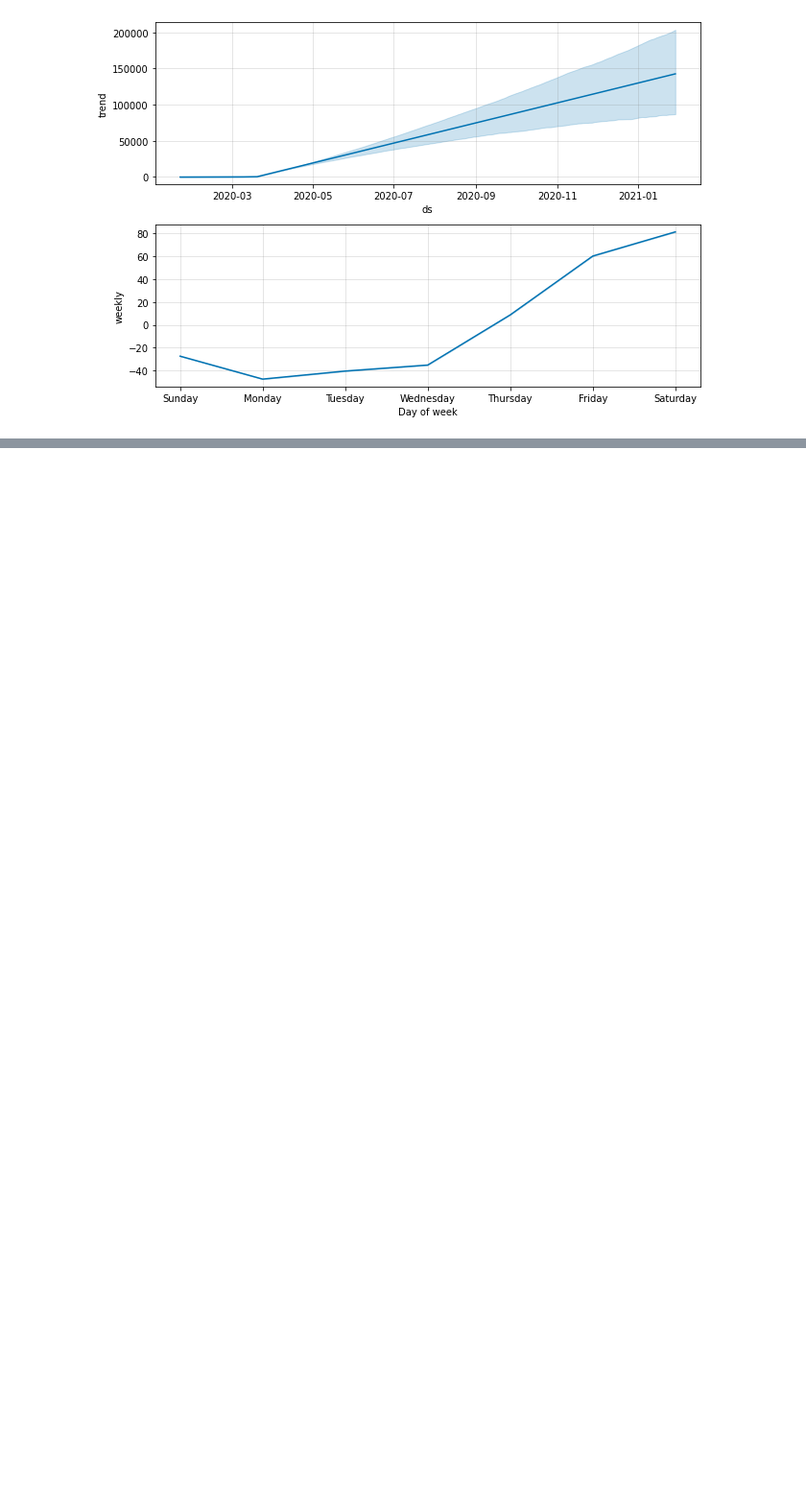
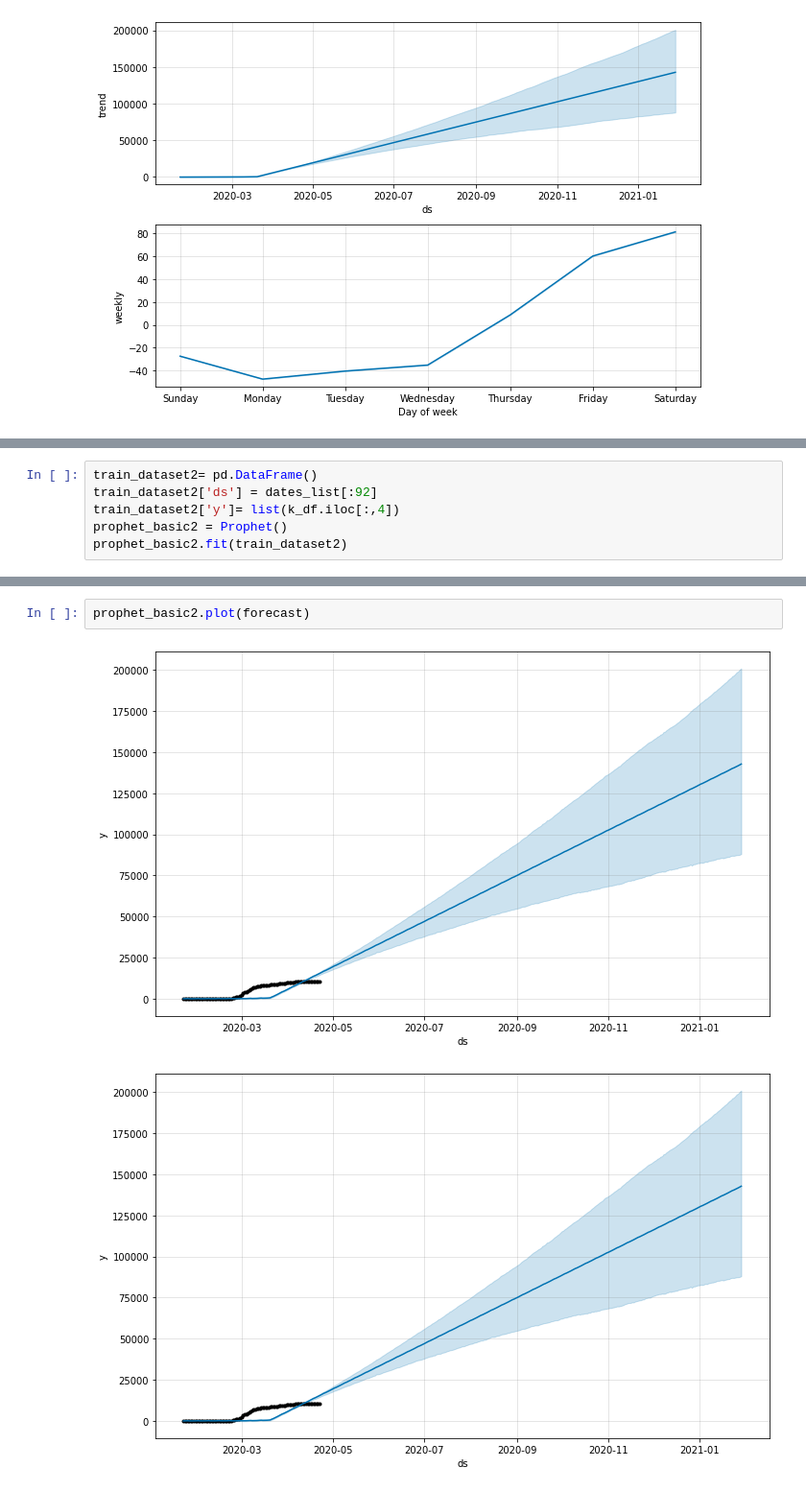
Before and after one commit to RahulBatra065/Report-on-Covid-19, a Jupyter notebook: nb.ipynb, the cells around one changed output, grey strips where cells are left out. Shown: that part at 96% size. Cells and saved outputs as stored; diff of their text form; blank space fills up the shorter version.

Commit message:
prophet

```diff
--- a/nb.ipynb
+++ b/nb.ipynb
@@ -389,0 +394,6 @@ prophet_basic.plot_components(forecast)
+# %%
+train_dataset2= pd.DataFrame()
+train_dataset2['ds'] = dates_list[:92]
+train_dataset2['y']= list(k_df.iloc[:,4])
+prophet_basic2 = Prophet()
+prophet_basic2.fit(train_dataset2)
@@ -389,0 +411,5 @@ prophet_basic.plot_components(forecast)
+# %%
+prophet_basic2.plot(forecast)
+# %% [output]
+[figure, added]
+[figure, added]
```
Also changed, not shown: parts of 4 cells of this notebook.
